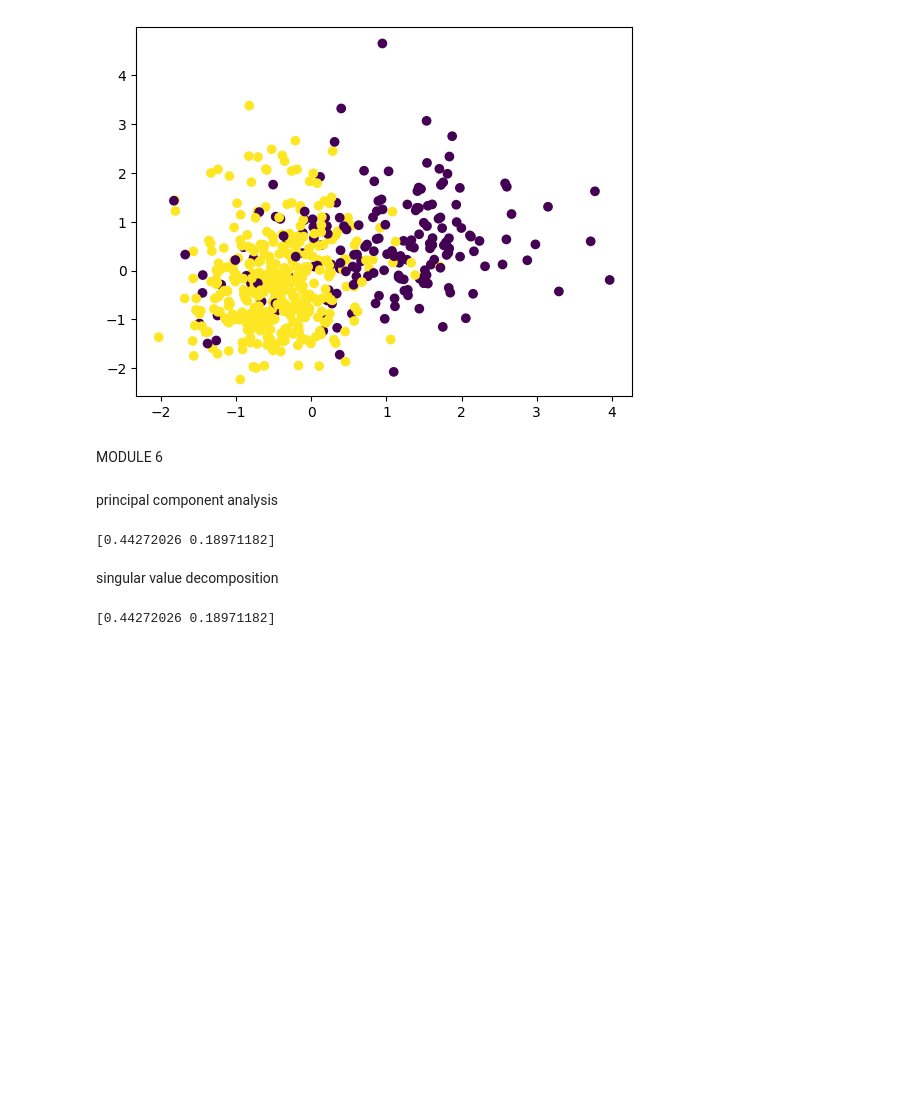
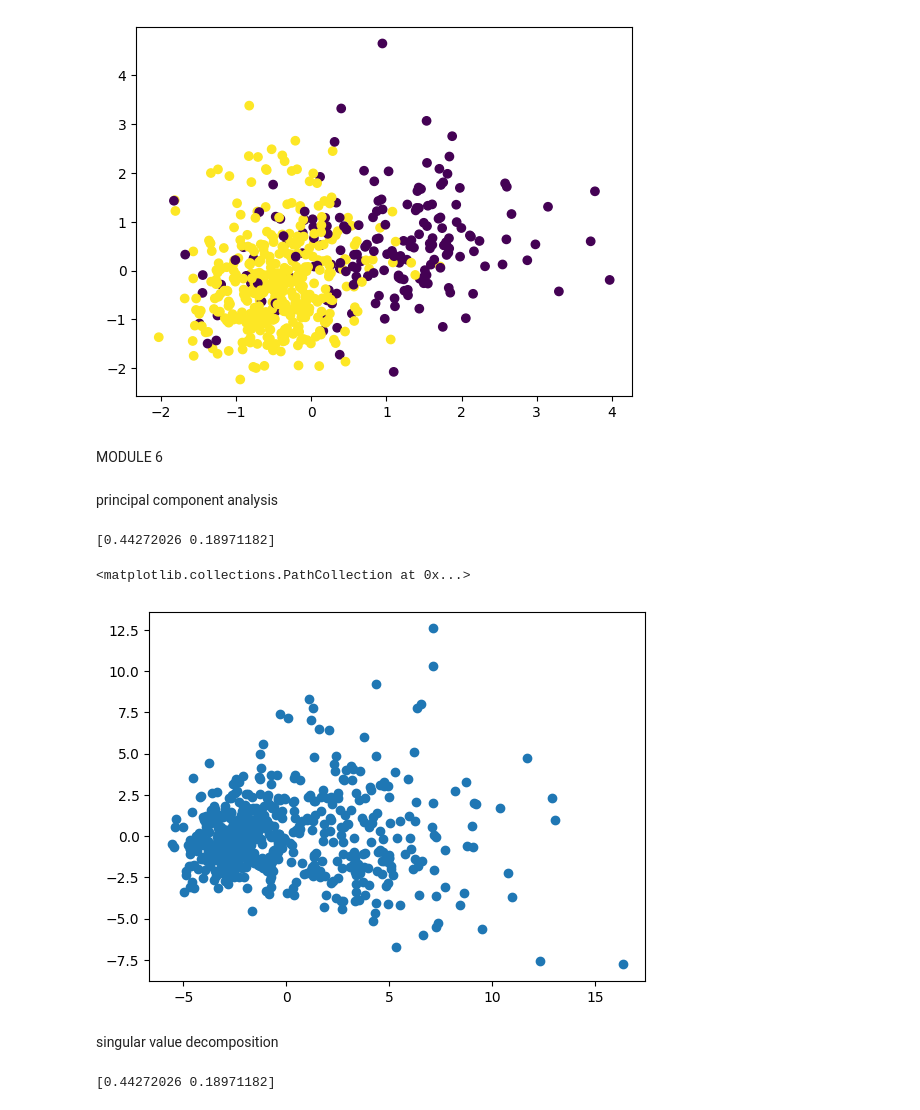
Before and after one commit to taniyeahh7/B_EDA_DA, a Jupyter notebook: EDA_JupyNb.ipynb, the cells around one changed output. Drawn from its saved outputs; the diff is of its cells as text; code cells hidden in the pictures; blank space fills up the shorter version.

```diff
--- a/EDA_JupyNb.ipynb
+++ b/EDA_JupyNb.ipynb
@@ -532,9 +527,12 @@ from sklearn.decomposition import FactorAnalysis
 # %%
 pca = PCA(n_components = 2)
 X_pca = pca.fit_transform(X)
 print(pca.explained_variance_ratio_)
+plt.scatter(X_pca[:, 0], X_pca[:, 1])
 # %% [output]
 [0.44272026 0.18971182]
+<matplotlib.collections.PathCollection at 0x...>
+[figure, added]
 # %% [markdown]
 singular value decomposition
 # %%
```
Also changed, not shown: parts of 14 cells of this notebook.
